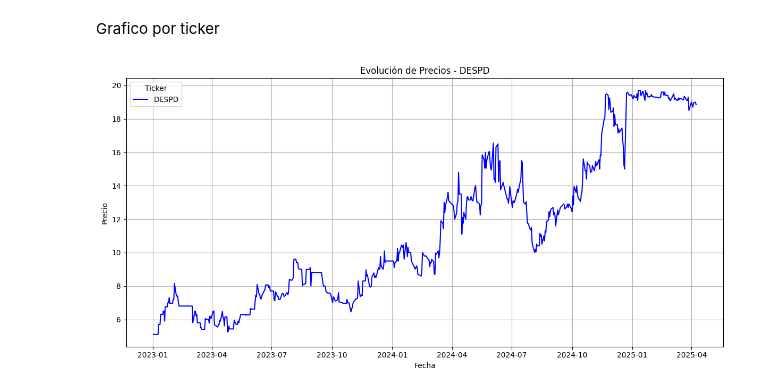
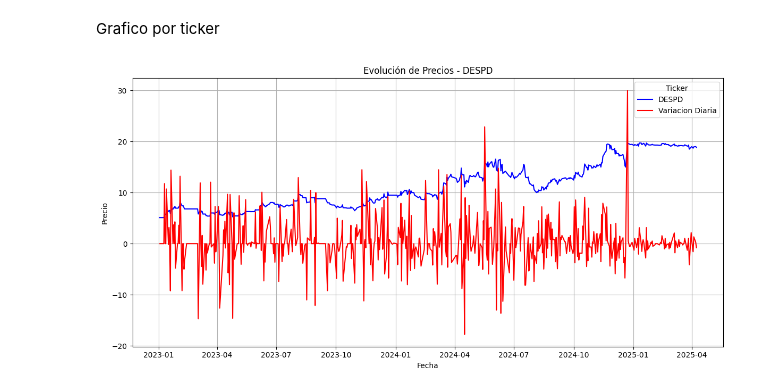
Before and after one commit to lmbsoft/patagonia-scrappers, a Jupyter notebook: nico/PPI api.ipynb, the cells around one changed output. Cells and saved outputs as stored; diff of their text form; code cells hidden in the pictures.

Commit message:
commit con variacion

```diff
--- a/nico/PPI api.ipynb
+++ b/nico/PPI api.ipynb
@@ -167,28 +206,29 @@ Grafico por ticker
 # %%
 
 # Leer el archivo CSV con los datos acumulados
 file_name = 'market_data.csv'
 df = pd.read_csv(file_name)
 
 # Asegurarse de que la columna 'Date' sea de tipo datetime
 df['Date'] = pd.to_datetime(df['Date'])
 
 # Filtrar los datos para el ticker 'DESPD'
 df_despd = df[df['ticker'] == 'DESPD']
 
 # Graficar los datos de 'DESPD'
 plt.figure(figsize=(12, 6))
 plt.plot(df_despd['Date'], df_despd['Price'], label='DESPD', color='blue')
+plt.plot(df_despd['Date'], df_despd['variacion_diaria'], label='Variacion Diaria', color='red')
 
 # Personalizar el gráfico
 plt.title('Evolución de Precios - DESPD')
 plt.xlabel('Fecha')
 plt.ylabel('Precio')
 plt.legend(title='Ticker')
 plt.grid(True)
 plt.tight_layout()
 
 # Mostrar el gráfico
 plt.show()
 # %% [output]
-[figure, old version]
+[figure, new version]
```
Also changed, not shown: parts of 3 cells of this notebook, 1 other file.
